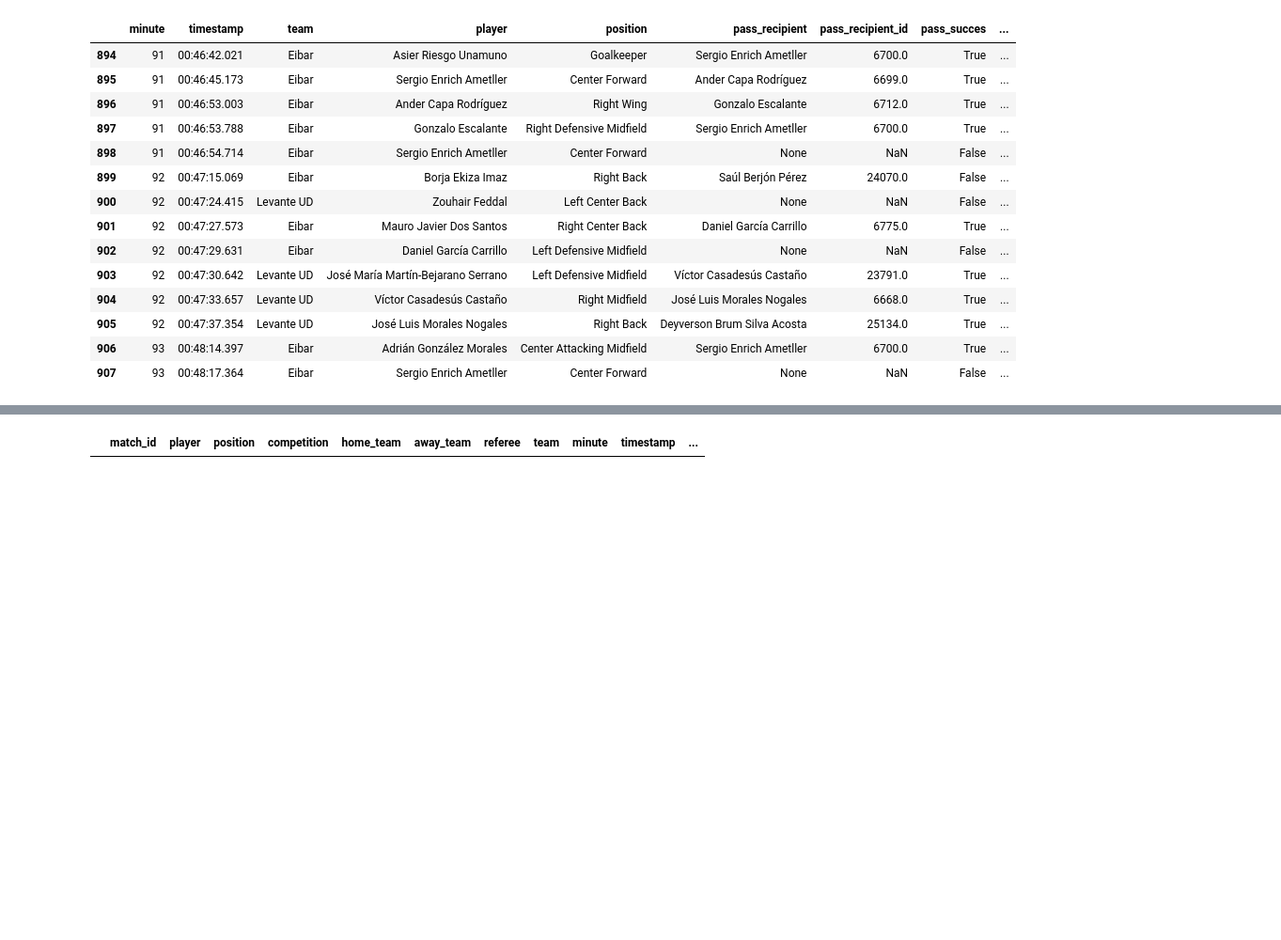
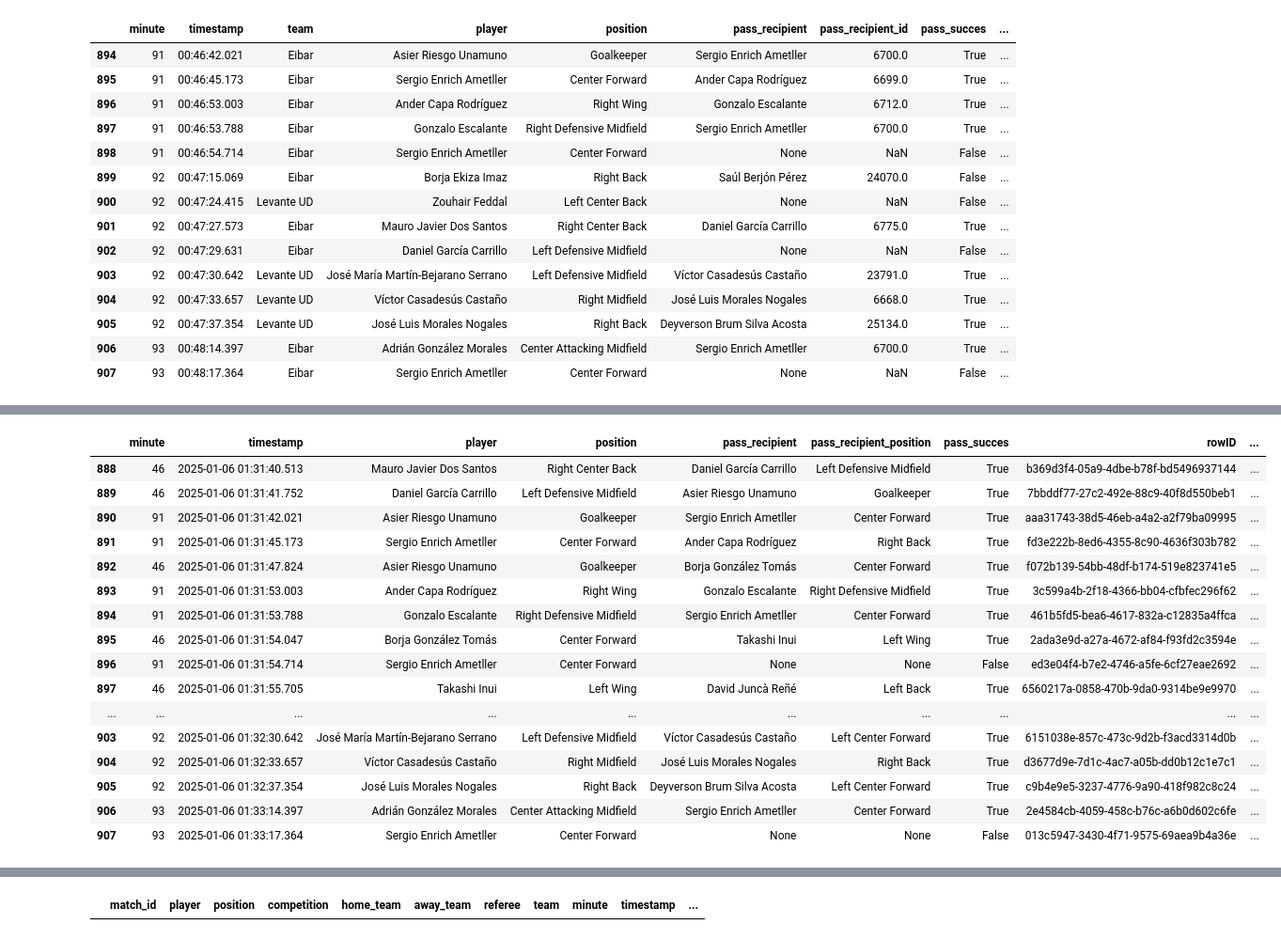
Before and after one commit to emirsglm/Bitirme, a Jupyter notebook: pass_network_creation.ipynb, the cells around one changed output, grey strips where cells are left out. Shown: that part at 94% size. Cells and saved outputs as stored; diff of their text form; code cells hidden in the pictures; blank space fills up the shorter version.

Commit message:
data preperation update

```diff
--- a/pass_network_creation.ipynb
+++ b/pass_network_creation.ipynb
@@ -203,0 +211,30 @@ result
+# %%
+import pandas as pd
+
+# Filtreleme ve sıralama
+match_pass_data = pdf[pdf["match_id"] == 3825848].copy()  # Create a copy to avoid SettingWithCopyWarning
+
+
+
+df_network = network_data_creation(match_pass_data)
+
+df_network[["minute", "timestamp", "player", "position","pass_recipient","pass_recipient_position", "pass_succes",
+             "rowID", "related_events", "player_shotFromPass", "SequenceID","InSequenceID","time_past", "SequenceType","SequenceXG","SequenceBuildUpXG"]].tail(20)
+# %% [output]
+|  | minute | timestamp | player | position | pass_recipient | pass_recipient_position | pass_succes | rowID | ... |
+| 888 | 46 | 2025-01-06 01:31:40.513 | Mauro Javier Dos Santos | Right Center Back | Daniel García Carrillo | Left Defensive Midfield | True | b369d3f4-05a9-4dbe-b78f-bd5496937144 | ... |
+| 889 | 46 | 2025-01-06 01:31:41.752 | Daniel García Carrillo | Left Defensive Midfield | Asier Riesgo Unamuno | Goalkeeper | True | 7bbddf77-27c2-492e-88c9-40f8d550beb1 | ... |
+| 890 | 91 | 2025-01-06 01:31:42.021 | Asier Riesgo Unamuno | Goalkeeper | Sergio Enrich Ametller | Center Forward | True | aaa31743-38d5-46eb-a4a2-a2f79ba09995 | ... |
+| 891 | 91 | 2025-01-06 01:31:45.173 | Sergio Enrich Ametller | Center Forward | Ander Capa Rodríguez | Right Back | True | fd3e222b-8ed6-4355-8c90-4636f303b782 | ... |
+| 892 | 46 | 2025-01-06 01:31:47.824 | Asier Riesgo Unamuno | Goalkeeper | Borja González Tomás | Center Forward | True | f072b139-54bb-48df-b174-519e823741e5 | ... |
+| 893 | 91 | 2025-01-06 01:31:53.003 | Ander Capa Rodríguez | Right Wing | Gonzalo Escalante | Right Defensive Midfield | True | 3c599a4b-2f18-4366-bb04-cfbfec296f62 | ... |
+| 894 | 91 | 2025-01-06 01:31:53.788 | Gonzalo Escalante | Right Defensive Midfield | Sergio Enrich Ametller | Center Forward | True | 461b5fd5-bea6-4617-832a-c12835a4ffca | ... |
+| 895 | 46 | 2025-01-06 01:31:54.047 | Borja González Tomás | Center Forward | Takashi Inui | Left Wing | True | 2ada3e9d-a27a-4672-af84-f93fd2c3594e | ... |
+| 896 | 91 | 2025-01-06 01:31:54.714 | Sergio Enrich Ametller | Center Forward | None | None | False | ed3e04f4-b7e2-4746-a5fe-6cf27eae2692 | ... |
+| 897 | 46 | 2025-01-06 01:31:55.705 | Takashi Inui | Left Wing | David Juncà Reñé | Left Back | True | 6560217a-0858-470b-9da0-9314be9e9970 | ... |
+| ... | ... | ... | ... | ... | ... | ... | ... | ... | ... |
+| 903 | 92 | 2025-01-06 01:32:30.642 | José María Martín-Bejarano Serrano | Left Defensive Midfield | Víctor Casadesús Castaño | Left Center Forward | True | 6151038e-857c-473c-9d2b-f3acd3314d0b | ... |
+| 904 | 92 | 2025-01-06 01:32:33.657 | Víctor Casadesús Castaño | Right Midfield | José Luis Morales Nogales | Right Back | True | d3677d9e-7d1c-4ac7-a05b-dd0b12c1e7c1 | ... |
+| 905 | 92 | 2025-01-06 01:32:37.354 | José Luis Morales Nogales | Right Back | Deyverson Brum Silva Acosta | Left Center Forward | True | c9b4e9e5-3237-4776-9a90-418f982c8c24 | ... |
+| 906 | 93 | 2025-01-06 01:33:14.397 | Adrián González Morales | Center Attacking Midfield | Sergio Enrich Ametller | Center Forward | True | 2e4584cb-4059-458c-b76c-a6b0d602c6fe | ... |
+| 907 | 93 | 2025-01-06 01:33:17.364 | Sergio Enrich Ametller | Center Forward | None | None | False | 013c5947-3430-4f71-9575-69aea9b4a36e | ... |
```
Also changed, not shown: parts of 5 cells of this notebook, 3 other files.
